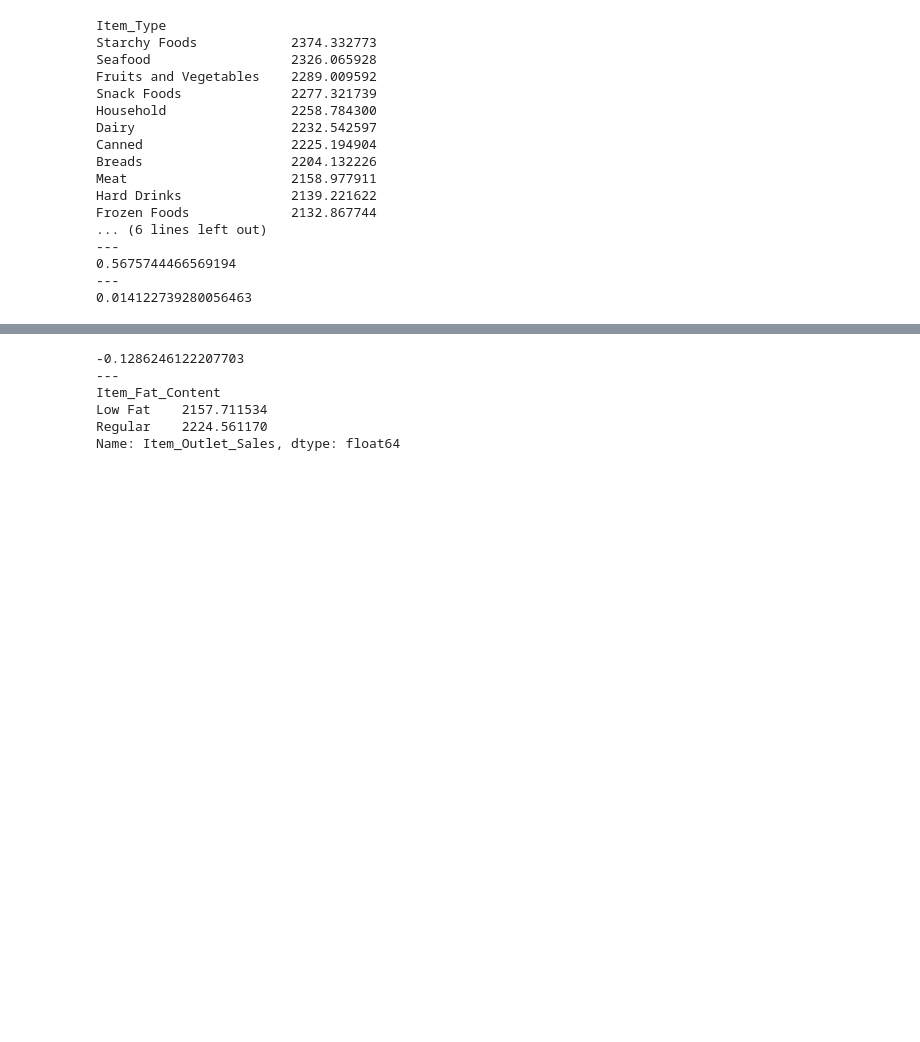
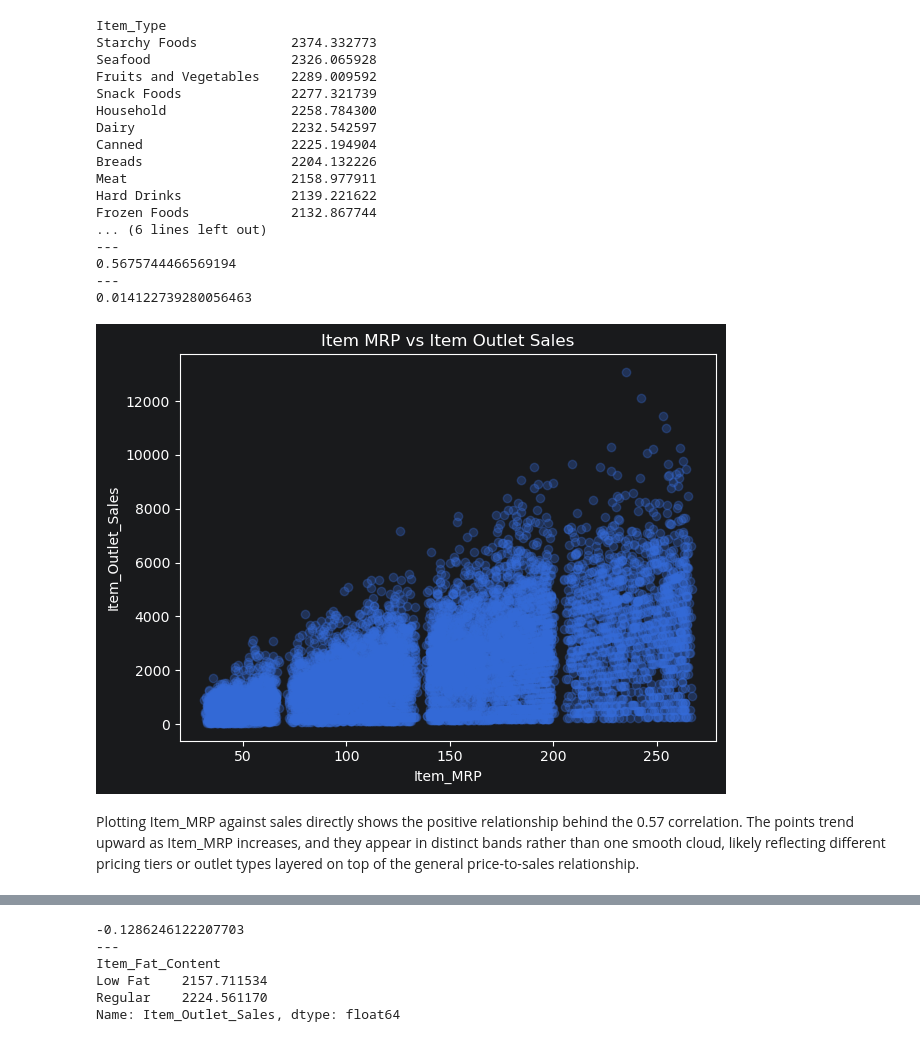
Before and after one commit to HassanBouzkan/bigmart-sales-prediction, a Jupyter notebook: notebooks/bigmart_analysis.ipynb, the cells around one changed output, grey strips where cells are left out. Drawn from its saved outputs; the diff is of its cells as text; code cells hidden in the pictures; blank space fills up the shorter version.

```diff
--- a/notebooks/bigmart_analysis.ipynb
+++ b/notebooks/bigmart_analysis.ipynb
@@ -205,3 +332,17 @@ Frozen Foods             2132.867744
 0.5675744466569194
 ---
 0.014122739280056463
+# %%
+plt.scatter(df['Item_MRP'], df['Item_Outlet_Sales'], alpha=0.3)
+plt.xlabel('Item_MRP')
+plt.ylabel('Item_Outlet_Sales')
+plt.title('Item MRP vs Item Outlet Sales')
+plt.tight_layout()
+plt.show()
+# %% [output]
+[figure, added]
+# %% [markdown]
+Plotting Item_MRP against sales directly shows the positive relationship behind the 0.57
+correlation. The points trend upward as Item_MRP increases, and they appear in distinct
+bands rather than one smooth cloud, likely reflecting different pricing tiers or outlet
+types layered on top of the general price-to-sales relationship.
```
Also changed, not shown: parts of 39 cells of this notebook, 2 other files.
